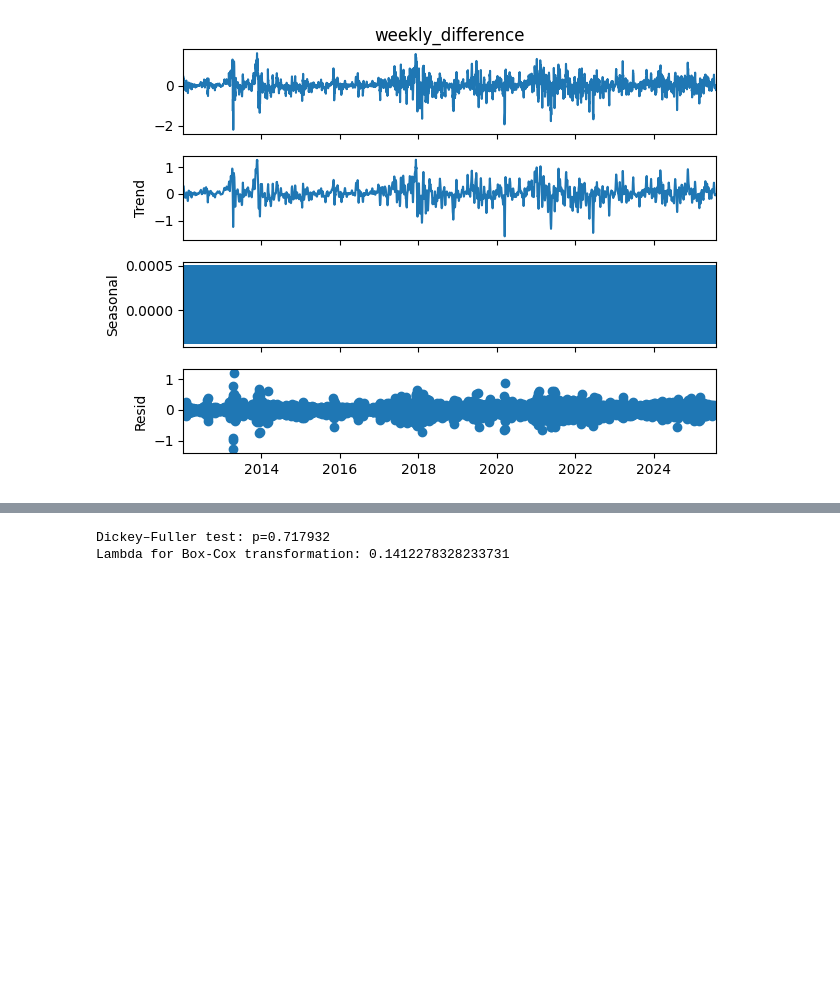
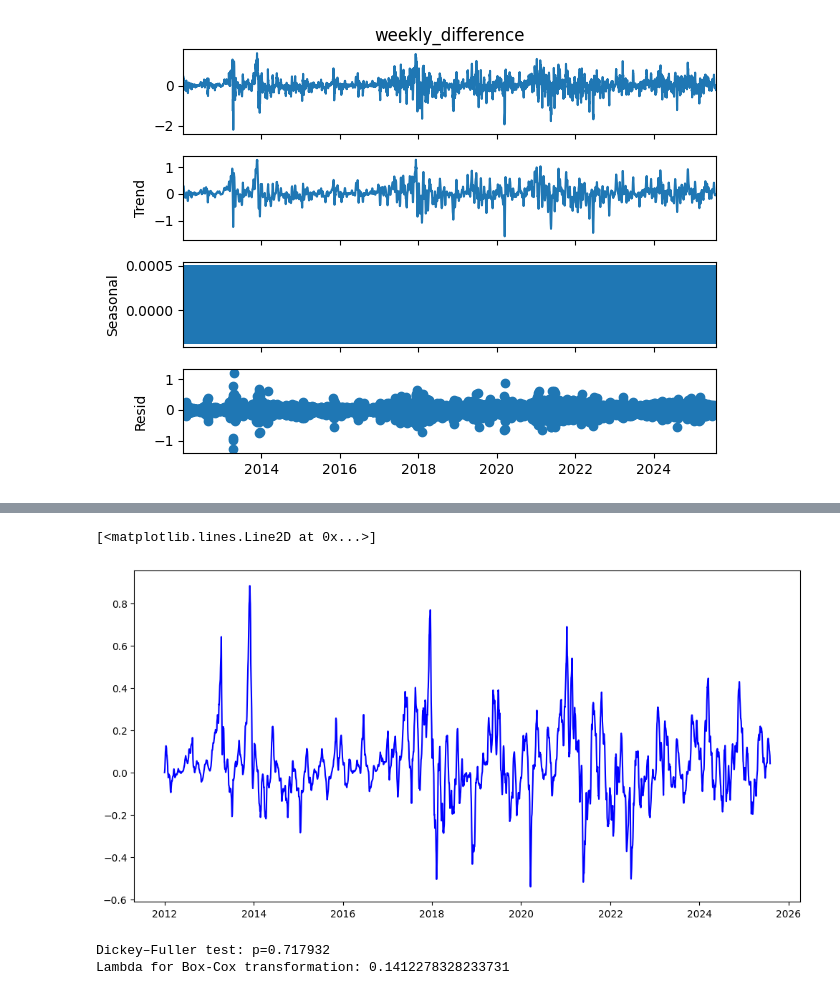
Before and after one commit to zamanmiraz/predict-crypto, a Jupyter notebook: notebooks/bitcoin/bitcoin_predict.ipynb, the cells around one changed output, grey strips where cells are left out. Cells and saved outputs as stored; diff of their text form; code cells hidden in the pictures; blank space fills up the shorter version.

```diff
--- a/notebooks/bitcoin/bitcoin_predict.ipynb
+++ b/notebooks/bitcoin/bitcoin_predict.ipynb
@@ -290,3 +317,12 @@ P-value for 364-day difference: 0.18501780270740198
+# %%
+# Calculate MACD, Moving Average Convergence Divergence
+df_daily = calculate_macd(df_daily)
+# plot the MACD
+plt.figure(figsize=(12, 6))
+plt.plot(df_daily.index, df_daily['MACD'], label='MACD', color='blue')
+# %% [output]
+[<matplotlib.lines.Line2D at 0x...>]
+[figure, added]
 # %%
 # Monthly data
 # %%
```
Also changed, not shown: parts of 6 cells of this notebook, 1 other file.
